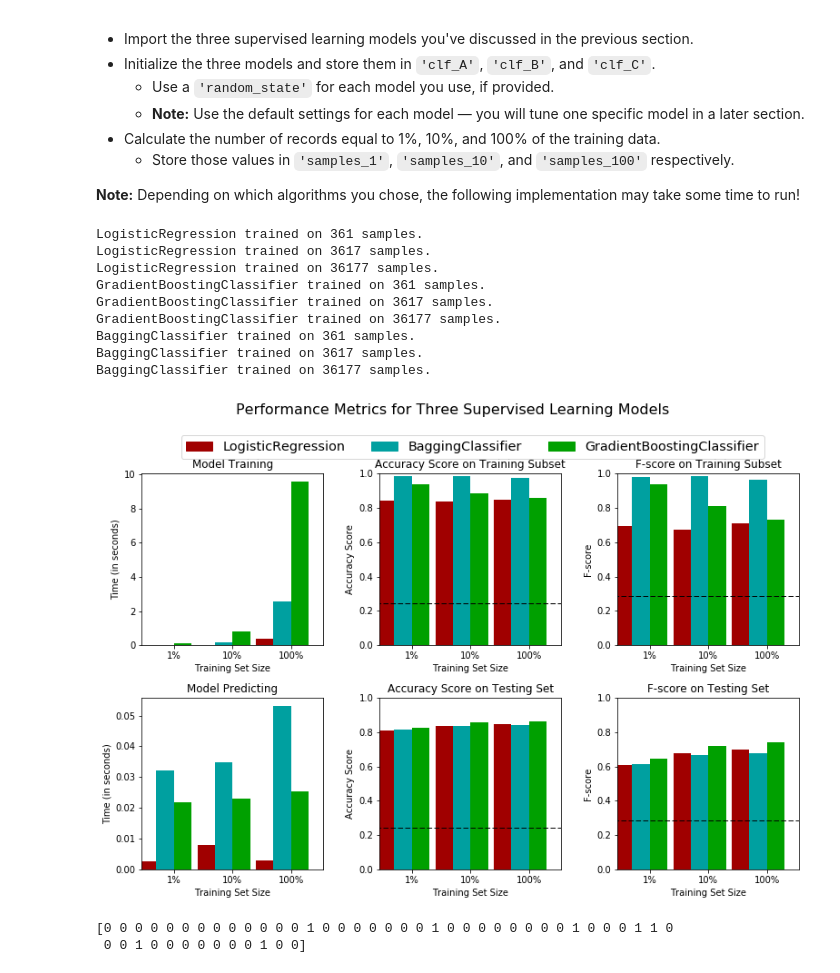
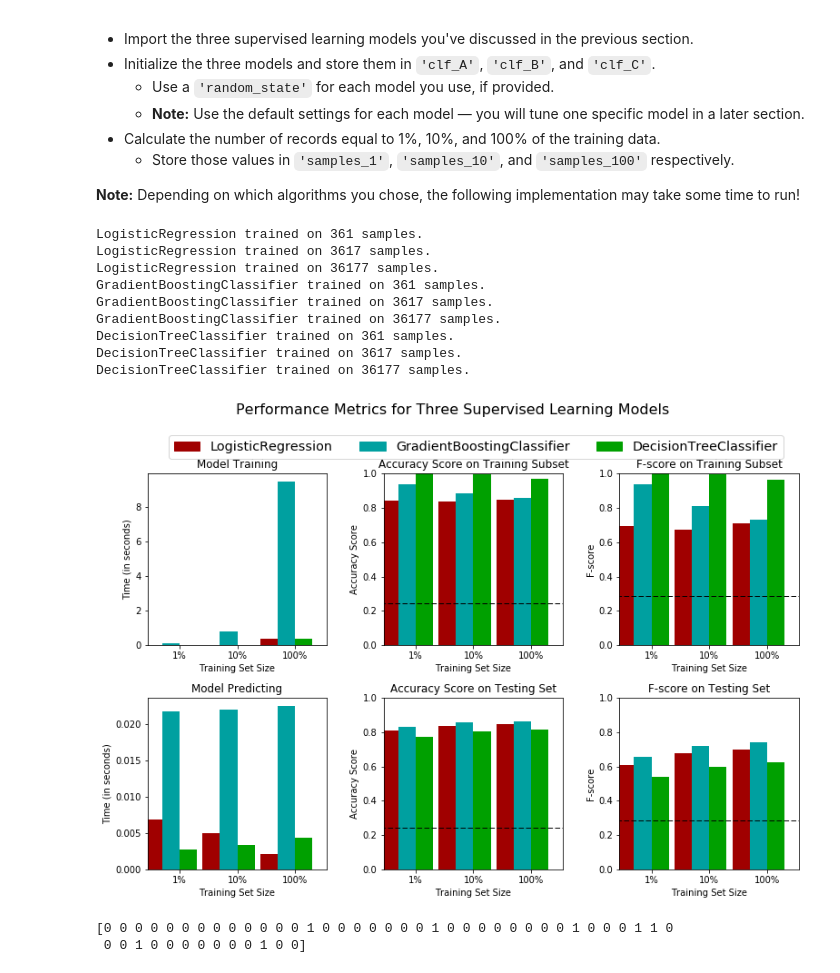
Before and after one commit to gutomcosta/mlnd, a Jupyter notebook: finding_donors/finding_donors.ipynb, the cells around one changed output. Saved outputs shown, nothing was run; the diff lists cells and outputs as text; code cells hidden in the pictures.

```diff
--- a/finding_donors/finding_donors.ipynb
+++ b/finding_donors/finding_donors.ipynb
@@ -369,39 +368,39 @@ from sklearn import linear_model
 from sklearn.ensemble import AdaBoostClassifier,RandomForestClassifier,GradientBoostingClassifier, BaggingClassifier
 from sklearn.neighbors import KNeighborsRegressor
 # TODO: Initialize the three models
 clf_A = linear_model.LogisticRegression()
 #clf_B = svm.SVC()
-#clf_C = tree.DecisionTreeClassifier()
+clf_C = tree.DecisionTreeClassifier()
 clf_B = GradientBoostingClassifier()
 #clf_C = AdaBoostClassifier()
-clf_C = BaggingClassifier()
+#clf_C = RandomForestClassifier()
 # TODO: Calculate the number of samples for 1%, 10%, and 100% of the training data
 samples_1 = int(0.01 * len(X_train))
 samples_10 = int(0.10 * len(X_train))
 samples_100 = len(X_train)
 
 # Collect results on the learners
 results = {}
 for clf in [clf_A, clf_B, clf_C]:
     clf_name = clf.__class__.__name__
     results[clf_name] = {}
     for i, samples in enumerate([samples_1, samples_10, samples_100]):
         results[clf_name][i] = \
         train_predict(clf, samples, X_train, y_train, X_test, y_test)
 
 # Run metrics visualization for the three supervised learning models chosen
 vs.evaluate(results, accuracy, fscore)
 # %% [output]
 LogisticRegression trained on 361 samples.
 LogisticRegression trained on 3617 samples.
 LogisticRegression trained on 36177 samples.
 GradientBoostingClassifier trained on 361 samples.
 GradientBoostingClassifier trained on 3617 samples.
 GradientBoostingClassifier trained on 36177 samples.
-BaggingClassifier trained on 361 samples.
-BaggingClassifier trained on 3617 samples.
-BaggingClassifier trained on 36177 samples.
+DecisionTreeClassifier trained on 361 samples.
+DecisionTreeClassifier trained on 3617 samples.
+DecisionTreeClassifier trained on 36177 samples.
-[figure, old version]
+[figure, new version]
 # %%
 from sklearn import linear_model
 # TODO: Initialize the three models
```
Also changed, not shown: parts of 5 cells of this notebook.
